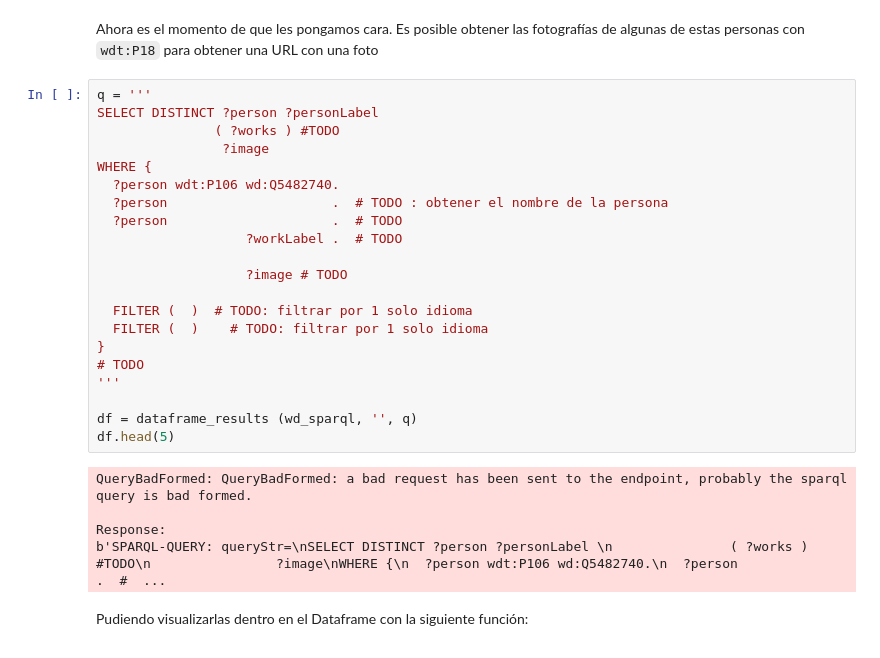
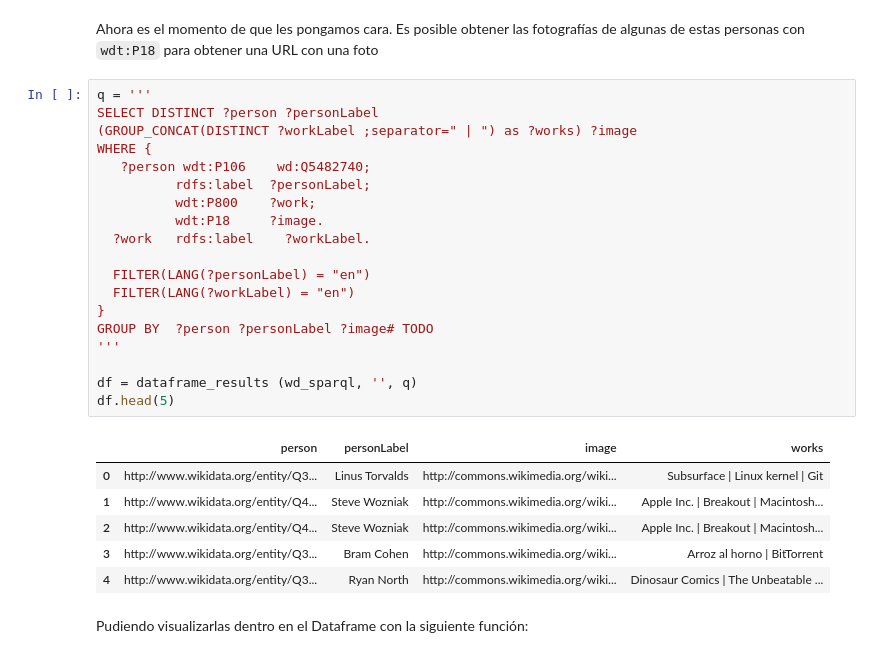
Before and after one commit to pfreezv/UOC, a Jupyter notebook: Tipología y fuentes de datos/pec 4/entrega/TyFdDd_PEC4_alan_coila_bustinza.ipynb, the cells around one changed output. Saved outputs shown, nothing was run; the diff lists cells and outputs as text.

```diff
--- a/Tipología y fuentes de datos/pec 4/entrega/TyFdDd_PEC4_alan_coila_bustinza.ipynb
+++ b/Tipología y fuentes de datos/pec 4/entrega/TyFdDd_PEC4_alan_coila_bustinza.ipynb
@@ -529,29 +519,29 @@ Ahora es el momento de que les pongamos cara. Es posible obtener las fotografía
 # %%
 q = '''
 SELECT DISTINCT ?person ?personLabel
-               ( ?works ) #TODO
-                ?image
+(GROUP_CONCAT(DISTINCT ?workLabel ;separator=" | ") as ?works) ?image
 WHERE {
-  ?person wdt:P106 wd:Q5482740.
-  ?person                     .  # TODO : obtener el nombre de la persona
-  ?person                     .  # TODO
-                   ?workLabel .  # TODO
+   ?person wdt:P106    wd:Q5482740;
+          rdfs:label  ?personLabel;
+          wdt:P800    ?work;
+          wdt:P18     ?image.
+  ?work   rdfs:label    ?workLabel.
 
-                   ?image # TODO
-
-  FILTER (  )  # TODO: filtrar por 1 solo idioma
-  FILTER (  )    # TODO: filtrar por 1 solo idioma
+  FILTER(LANG(?personLabel) = "en")
+  FILTER(LANG(?workLabel) = "en")
 }
-# TODO
+GROUP BY  ?person ?personLabel ?image# TODO
 '''
 
 df = dataframe_results (wd_sparql, '', q)
 df.head(5)
 # %% [output]
-QueryBadFormed: QueryBadFormed: a bad request has been sent to the endpoint, probably the sparql query is bad formed.
-
-Response:
-b'SPARQL-QUERY: queryStr=\nSELECT DISTINCT ?person ?personLabel \n               ( ?works ) #TODO\n                ?image\nWHERE {\n  ?person wdt:P106 wd:Q5482740.\n  ?person                     .  #  ...
+|  | person | personLabel | image | works |
+| 0 | http://www.wikidata.org/entity/Q3... | Linus Torvalds | http://commons.wikimedia.org/wiki... | Subsurface | Linux kernel | Git |
+| 1 | http://www.wikidata.org/entity/Q4... | Steve Wozniak | http://commons.wikimedia.org/wiki... | Apple Inc. | Breakout | Macintosh... |
+| 2 | http://www.wikidata.org/entity/Q4... | Steve Wozniak | http://commons.wikimedia.org/wiki... | Apple Inc. | Breakout | Macintosh... |
+| 3 | http://www.wikidata.org/entity/Q3... | Bram Cohen | http://commons.wikimedia.org/wiki... | Arroz al horno | BitTorrent |
+| 4 | http://www.wikidata.org/entity/Q3... | Ryan North | http://commons.wikimedia.org/wiki... | Dinosaur Comics | The Unbeatable ... |
 # %% [markdown]
 Pudiendo visualizarlas dentro en el Dataframe con la siguiente función:
 # %%
```
Also changed, not shown: parts of 5 cells of this notebook.
